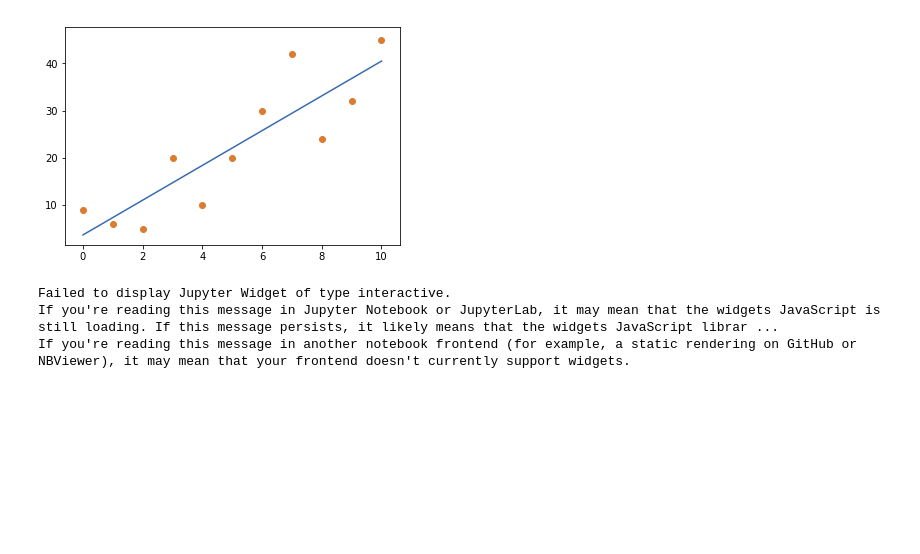
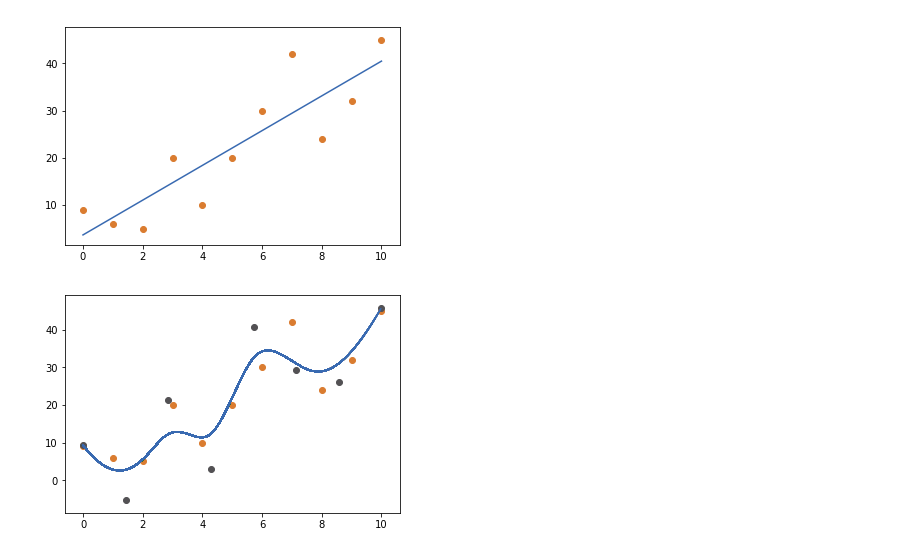
Before and after one commit to lakinwecker/numerical-optimization, a Jupyter notebook: Non linear least squares/Linear Least Squares.ipynb, the cells around one changed output. Saved outputs shown, nothing was run; the diff lists cells and outputs as text; code cells hidden in the pictures; blank space fills up the shorter version.

Commit message:
some more examples

```diff
--- a/Non linear least squares/Linear Least Squares.ipynb
+++ b/Non linear least squares/Linear Least Squares.ipynb
@@ -56,7 +56,6 @@ def b_spline_A(order, cp_size, data_size):
     A = np.array(rows)
     return A
 # %%
-@interact(order=widgets.IntSlider(min=2,max=8,step=1,value=4), control_points_size=widgets.IntSlider(min=4, max=15, value=5))
 def find_b_spline(order, control_points_size):
     m = len(data)
     X = b_spline_A(order, control_points_size, m)
@@ -83,8 +82,3 @@ def find_b_spline(order, control_points_size):
     plt.scatter(data[:, 0], data[:, 1], color=colors.line["orange"])
     plt.scatter([p[0] for p in control_points], [p[1] for p in control_points], color=colors.line["grey"])
     plt.show()
-    print(control_points)
-# %% [output]
-Failed to display Jupyter Widget of type interactive.
-If you're reading this message in Jupyter Notebook or JupyterLab, it may mean that the widgets JavaScript is still loading. If this message persists, it likely means that the widgets JavaScript librar ...
-If you're reading this message in another notebook frontend (for example, a static rendering on GitHub or NBViewer), it may mean that your frontend doesn't currently support widgets.
@@ -90,0 +89,6 @@ If you're reading this message in another notebook frontend (for example, a stat
+# %%
+order = 4
+control_points_size = 8
+find_b_spline(order, control_points_size)
+# %% [output]
+[figure, added]
```
Also changed, not shown: parts of 5 cells of this notebook.
